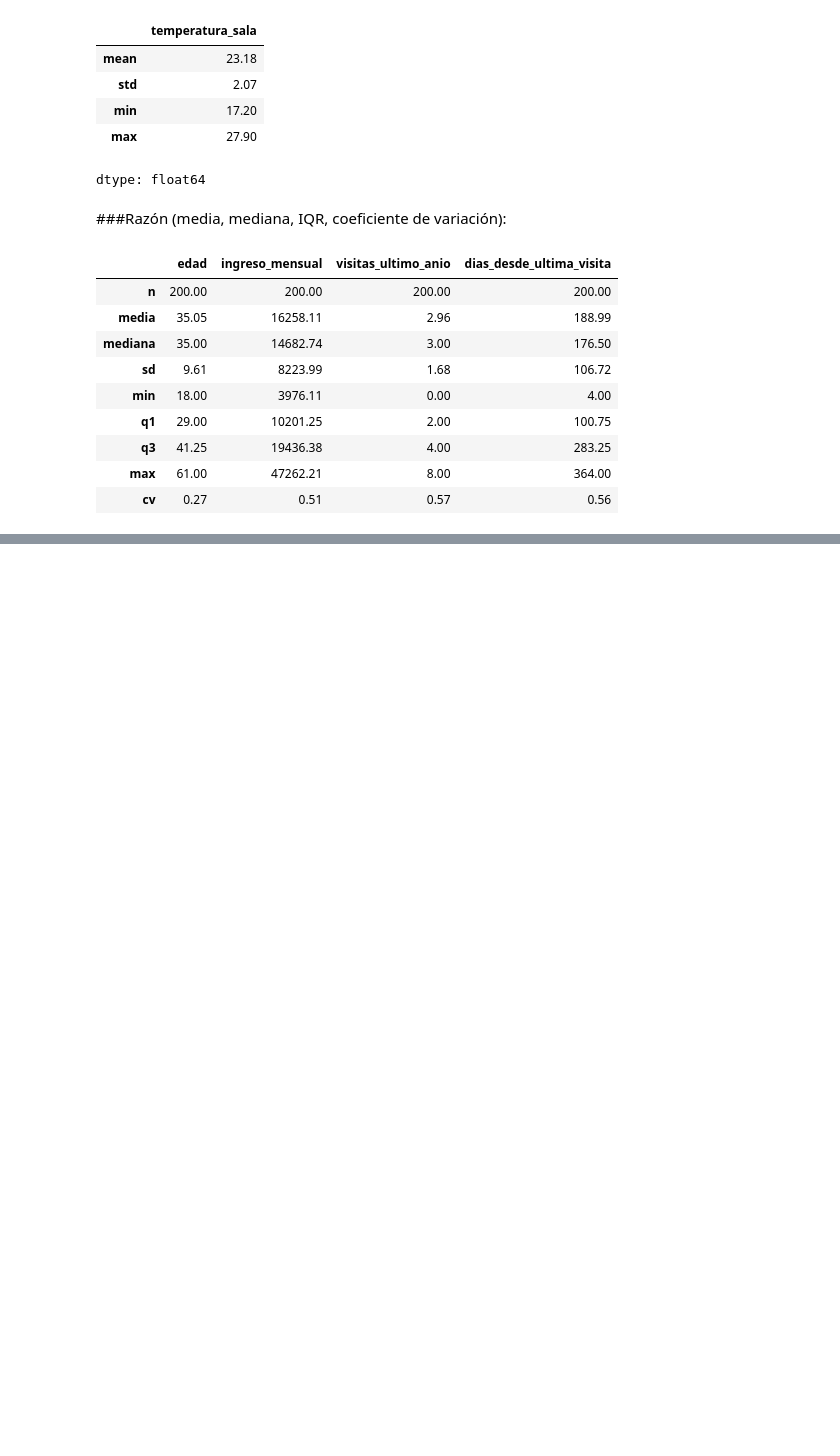
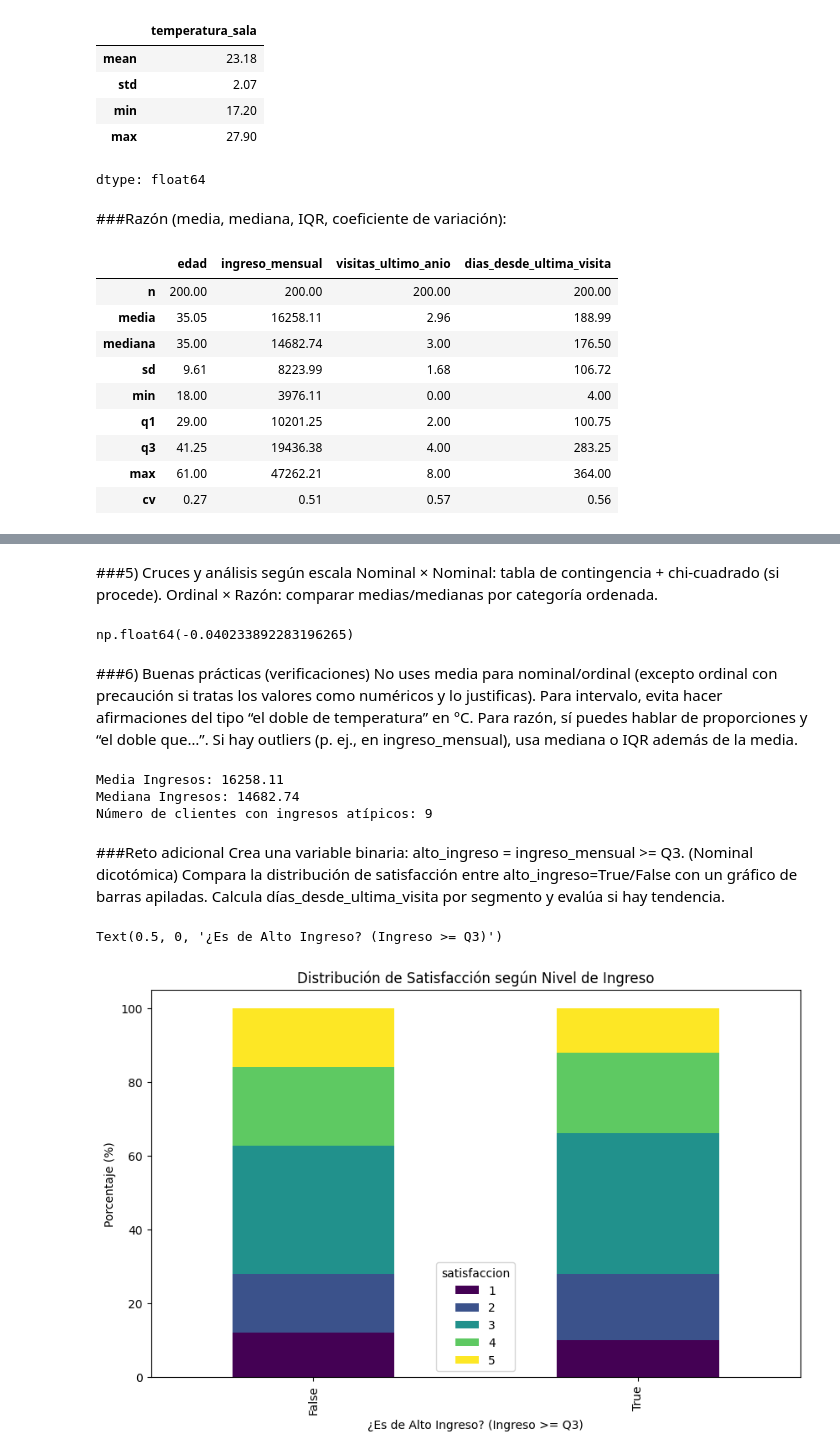
Before and after one commit to MartinezOrtizEduardoAntonio/mineria_de_datos, a Jupyter notebook: Untitled1.ipynb, the cells around one changed output, grey strips where cells are left out. Saved outputs shown, nothing was run; the diff lists cells and outputs as text; code cells hidden in the pictures; blank space fills up the shorter version.

```diff
--- a/Untitled1.ipynb
+++ b/Untitled1.ipynb
@@ -1021,0 +1047,71 @@ razon_stats
+# %% [markdown]
+###5) Cruces y análisis según escala
+Nominal × Nominal: tabla de contingencia + chi-cuadrado (si procede).
+Ordinal × Razón: comparar medias/medianas por categoría ordenada.
+# %%
+# Ordinal × Ordinal: asociación ordinal (p. ej., tendencia entre segmento y satisfaccion).
+# Nominal × Nominal
+ct_ciudad_genero = pd.crosstab(df["ciudad"], df["genero"], normalize="index").round(3)
+ct_ciudad_genero
+
+# Ordinal × Razón (grupos por segmento)
+ingreso_por_segmento = df.groupby("segmento")["ingreso_mensual"].agg(["count","median","mean","std"]).round(2)
+ingreso_por_segmento
+
+# Ordinal × Ordinal: correlación de Spearman entre satisfacción y segmento
+spearman = df.assign(
+satisfaccion_num = df["satisfaccion"].astype(int),
+segmento_num = df["segmento"].cat.codes + 1 # Estándar=1, Oro=2, Platino=3
+)[["satisfaccion_num","segmento_num"]].corr(method="spearman").iloc[0,1]
+spearman
+# %% [output]
+np.float64(-0.040233892283196265)
+# %% [markdown]
+###6) Buenas prácticas (verificaciones)
+No uses media para nominal/ordinal (excepto ordinal con precaución si tratas los valores como numéricos y lo justificas).
+Para intervalo, evita hacer afirmaciones del tipo “el doble de temperatura” en °C.
+Para razón, sí puedes hablar de proporciones y “el doble que…”.
+Si hay outliers (p. ej., en ingreso_mensual), usa mediana o IQR además de la media.
+# %%
+# 1. Verificación de sesgo en Ingresos (Media vs Mediana)
+print(f"Media Ingresos: {df['ingreso_mensual'].mean():.2f}")
+print(f"Mediana Ingresos: {df['ingreso_mensual'].median():.2f}")
+
+# 2. Identificación de Outliers mediante IQR (Rango Intercuartílico)
+Q1 = df['ingreso_mensual'].quantile(0.25)
+Q3 = df['ingreso_mensual'].quantile(0.75)
+IQR = Q3 - Q1
+limite_superior = Q3 + 1.5 * IQR
+
+outliers = df[df['ingreso_mensual'] > limite_superior]
+print(f"Número de clientes con ingresos atípicos: {len(outliers)}")
+
+
+# Calcular días desde la última visita hasta hoy (simulado)
+referencia = pd.to_datetime("2026-01-01")
+df['dias_desde_ultima_visita'] = (referencia - df['fecha_ultima_visita']).dt.days
+# %% [output]
+Media Ingresos: 16258.11
+Mediana Ingresos: 14682.74
+Número de clientes con ingresos atípicos: 9
+# %% [markdown]
+###Reto adicional
+Crea una variable binaria: alto_ingreso = ingreso_mensual >= Q3. (Nominal dicotómica)
+Compara la distribución de satisfacción entre alto_ingreso=True/False con un gráfico de barras apiladas.
+Calcula días_desde_ultima_visita por segmento y evalúa si hay tendencia.
+# %%
+# Calcular Q3 y crear variable binaria
+q3_ingreso = df['ingreso_mensual'].quantile(0.75)
+df['alto_ingreso'] = df['ingreso_mensual'] >= q3_ingreso
+
+# Crear tabla cruzada para el gráfico (Normalizada al 100%)
+cross_tab = pd.crosstab(df['alto_ingreso'], df['satisfaccion'], normalize='index') * 100
+
+# Graficar
+ax = cross_tab.plot(kind='bar', stacked=True, colormap='viridis', figsize=(10, 6))
+ax.set_title('Distribución de Satisfacción según Nivel de Ingreso')
+ax.set_ylabel('Porcentaje (%)')
+ax.set_xlabel('¿Es de Alto Ingreso? (Ingreso >= Q3)')
+# %% [output]
+Text(0.5, 0, '¿Es de Alto Ingreso? (Ingreso >= Q3)')
+[figure, added]
```
Also changed, not shown: parts of 9 cells of this notebook.
